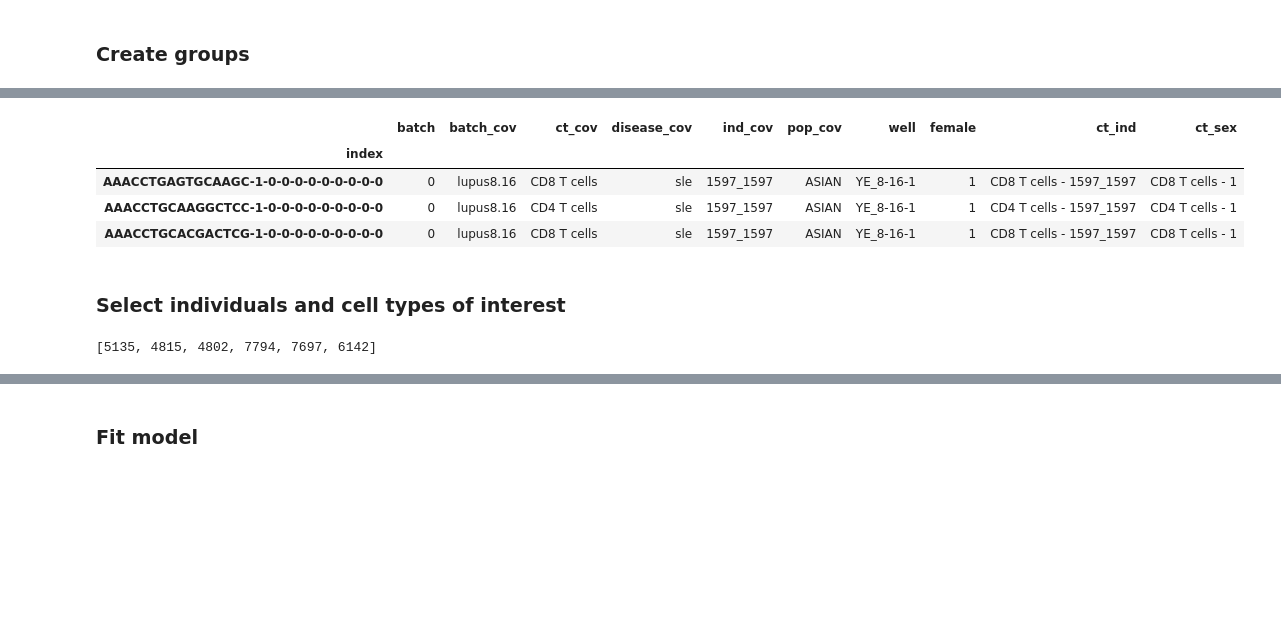
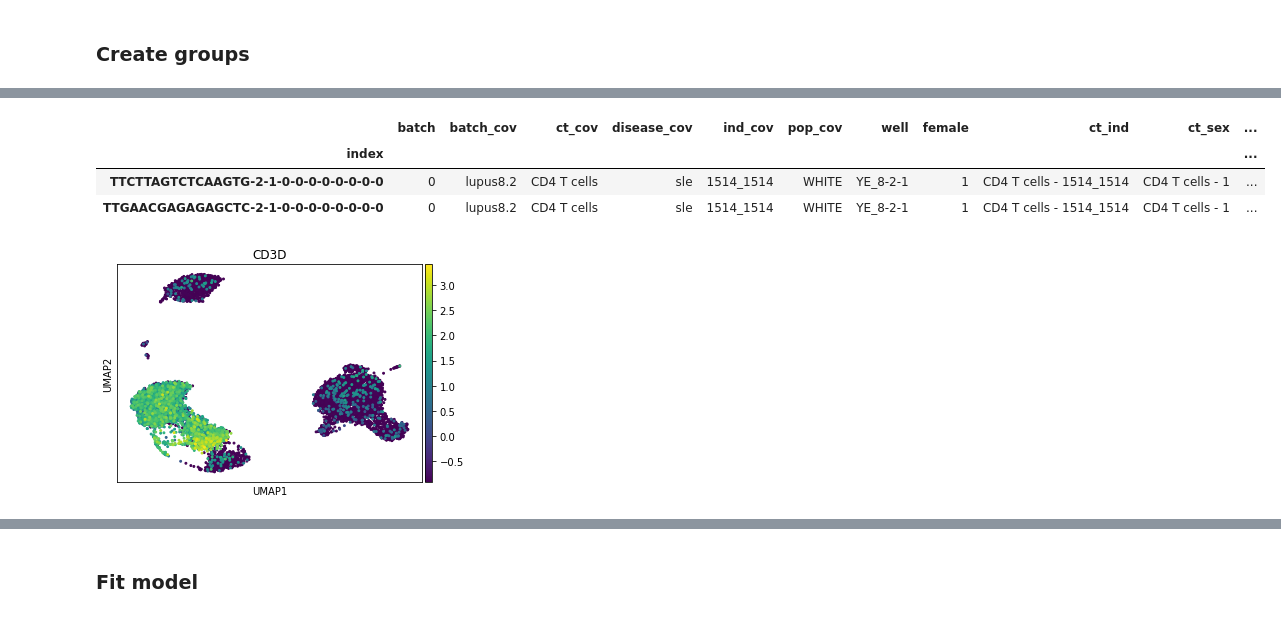
Before and after one commit to yelabucsf/scrna-parameter-estimation, a Jupyter notebook: examples/x_inactivation/x_inactivation_analysis.ipynb, the cells around one changed output, grey strips where cells are left out. Cells and saved outputs as stored; diff of their text form; code cells hidden in the pictures; blank space fills up the shorter version.

Commit message:
lupus data cleaning

```diff
--- a/examples/x_inactivation/x_inactivation_analysis.ipynb
+++ b/examples/x_inactivation/x_inactivation_analysis.ipynb
@@ -29,3 +34,9 @@ adata = sc.read(data_path + 'clues_data.h5ad')
+# %%
+males = adata.obs.query('female == "0"').ind_cov.drop_duplicates().values.tolist()[:2]
+females = adata.obs.query('female == "1"').ind_cov.drop_duplicates().sample(9).values.tolist()[:2]
+ind_list = males + females
+# %%
+adata = adata[adata.obs.ind_cov.isin(males+females)].copy()
 # %% [markdown]
 ### Create groups
 # %%
@@ -34,0 +52,2 @@ adata.obs['ct_sex'] = adata.obs['ct_cov'].astype(str) + ' - ' + adata.obs['femal
+# %%
+adata_sample = adata[(adata.obs.ct_cov == 'CD4 T cells').values | (adata.obs.ct_cov == 'CD14+ Monocytes').values].copy()
@@ -35,14 +79,7 @@ adata.obs['ct_sex'] = adata.obs['ct_cov'].astype(str) + ' - ' + adata.obs['femal
 # %%
-adata.obs.head(3)
+adata_sample.obs.head(2)
 # %% [output]
-|  | batch | batch_cov | ct_cov | disease_cov | ind_cov | pop_cov | well | female | ct_ind | ct_sex |
-| index |  |  |  |  |  |  |  |  |  |  |
-| AAACCTGAGTGCAAGC-1-0-0-0-0-0-0-0-0-0 | 0 | lupus8.16 | CD8 T cells | sle | 1597_1597 | ASIAN | YE_8-16-1 | 1 | CD8 T cells - 1597_1597 | CD8 T cells - 1 |
-| AAACCTGCAAGGCTCC-1-0-0-0-0-0-0-0-0-0 | 0 | lupus8.16 | CD4 T cells | sle | 1597_1597 | ASIAN | YE_8-16-1 | 1 | CD4 T cells - 1597_1597 | CD4 T cells - 1 |
-| AAACCTGCACGACTCG-1-0-0-0-0-0-0-0-0-0 | 0 | lupus8.16 | CD8 T cells | sle | 1597_1597 | ASIAN | YE_8-16-1 | 1 | CD8 T cells - 1597_1597 | CD8 T cells - 1 |
+|  | batch | batch_cov | ct_cov | disease_cov | ind_cov | pop_cov | well | female | ct_ind | ct_sex | ... |
+| index |  |  |  |  |  |  |  |  |  |  | ... |
+| TTCTTAGTCTCAAGTG-2-1-0-0-0-0-0-0-0-0 | 0 | lupus8.2 | CD4 T cells | sle | 1514_1514 | WHITE | YE_8-2-1 | 1 | CD4 T cells - 1514_1514 | CD4 T cells - 1 | ... |
+| TTGAACGAGAGAGCTC-2-1-0-0-0-0-0-0-0-0 | 0 | lupus8.2 | CD4 T cells | sle | 1514_1514 | WHITE | YE_8-2-1 | 1 | CD4 T cells - 1514_1514 | CD4 T cells - 1 | ... |
-# %% [markdown]
-### Select individuals and cell types of interest
-# %%
-ind_list
-# %% [output]
-[5135, 4815, 4802, 7794, 7697, 6142]
@@ -59,0 +86,4 @@ ct_list = [
+# %%
+sc.pl.umap(adata_sample, color='CD3D')
+# %% [output]
+[figure, added]
```
Also changed, not shown: parts of 108 cells of this notebook, 5 other files.
